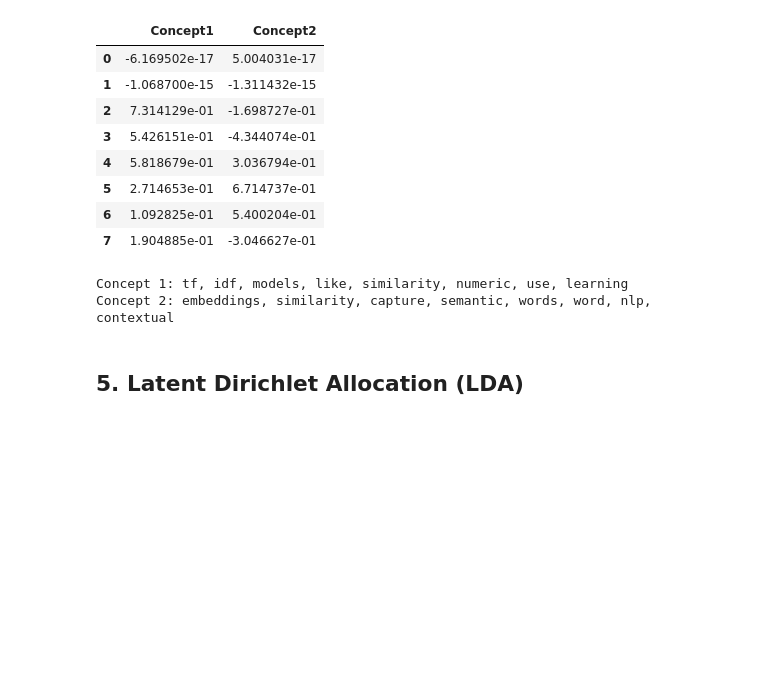
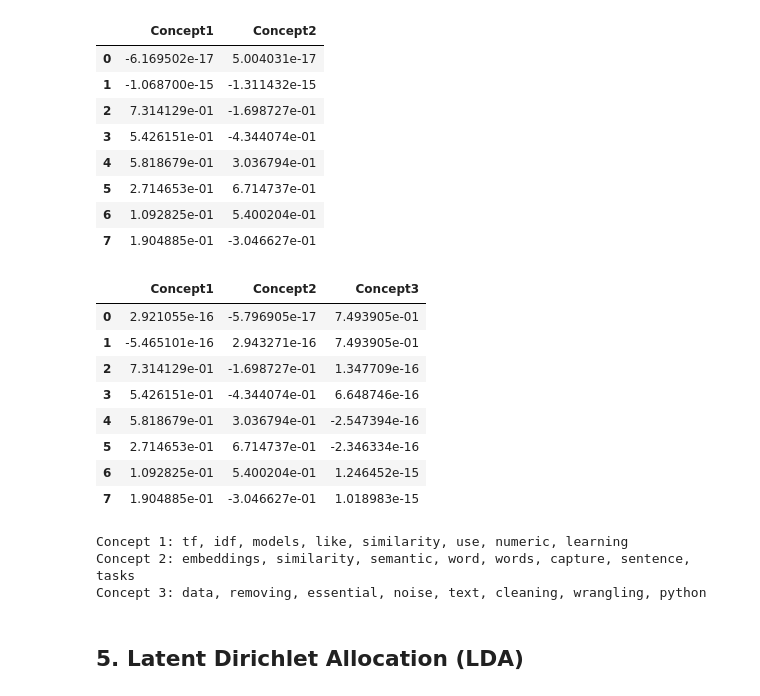
Before and after one commit to DATA304-S26/lectures, a Jupyter notebook: Module12/S2_NLP.ipynb, the cells around one changed output. Drawn from its saved outputs; the diff is of its cells as text; code cells hidden in the pictures; blank space fills up the shorter version.

```diff
--- a/Module12/S2_NLP.ipynb
+++ b/Module12/S2_NLP.ipynb
@@ -82,6 +82,23 @@ lsa_df
 | 5 | 2.714653e-01 | 6.714737e-01 |
 | 6 | 1.092825e-01 | 5.400204e-01 |
 | 7 | 1.904885e-01 | -3.046627e-01 |
+# %%
+# Reduce TF-IDF to a small number of latent concepts
+svd = TruncatedSVD(n_components=3, random_state=42)
+X_lsa = svd.fit_transform(X_tfidf)
+
+lsa_df = pd.DataFrame(X_lsa, columns=["Concept1", "Concept2", "Concept3"])
+lsa_df
+# %% [output]
+|  | Concept1 | Concept2 | Concept3 |
+| 0 | 2.921055e-16 | -5.796905e-17 | 7.493905e-01 |
+| 1 | -5.465101e-16 | 2.943271e-16 | 7.493905e-01 |
+| 2 | 7.314129e-01 | -1.698727e-01 | 1.347709e-16 |
+| 3 | 5.426151e-01 | -4.344074e-01 | 6.648746e-16 |
+| 4 | 5.818679e-01 | 3.036794e-01 | -2.547394e-16 |
+| 5 | 2.714653e-01 | 6.714737e-01 | -2.346334e-16 |
+| 6 | 1.092825e-01 | 5.400204e-01 | 1.246452e-15 |
+| 7 | 1.904885e-01 | -3.046627e-01 | 1.018983e-15 |
 # %%
 # Inspect top terms for each latent concept
 terms = tfidf.get_feature_names_out()
@@ -92,8 +109,9 @@ for i, comp in enumerate(svd.components_):
     top_terms = [terms[j] for j in top_ids]
     print(f"Concept {i+1}: {', '.join(top_terms)}")
 # %% [output]
-Concept 1: tf, idf, models, like, similarity, numeric, use, learning
-Concept 2: embeddings, similarity, capture, semantic, words, word, nlp, contextual
+Concept 1: tf, idf, models, like, similarity, use, numeric, learning
+Concept 2: embeddings, similarity, semantic, word, words, capture, sentence, tasks
+Concept 3: data, removing, essential, noise, text, cleaning, wrangling, python
 # %% [markdown]
 ## 5. Latent Dirichlet Allocation (LDA)
 # %%
```
Also changed, not shown: parts of 2 cells of this notebook.
